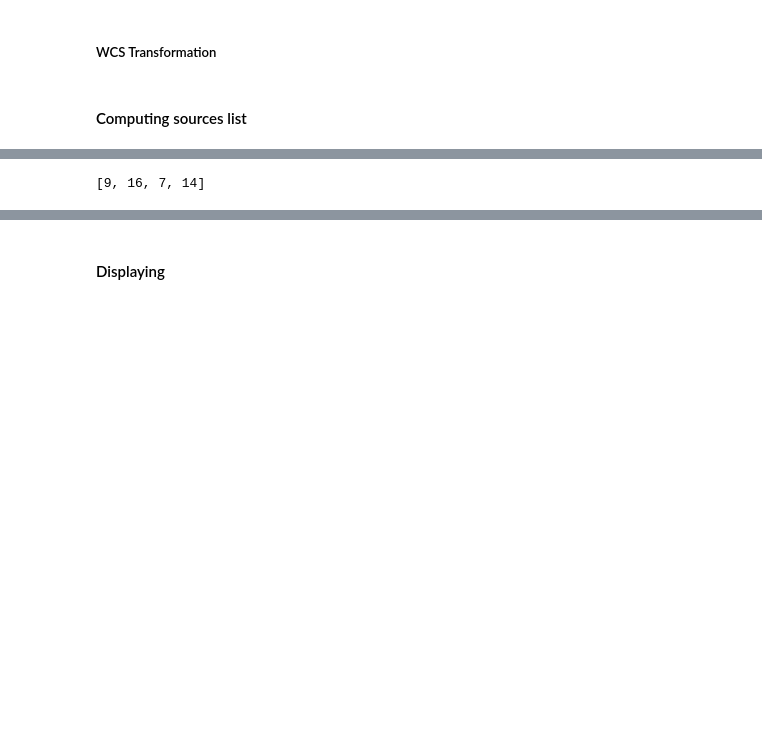
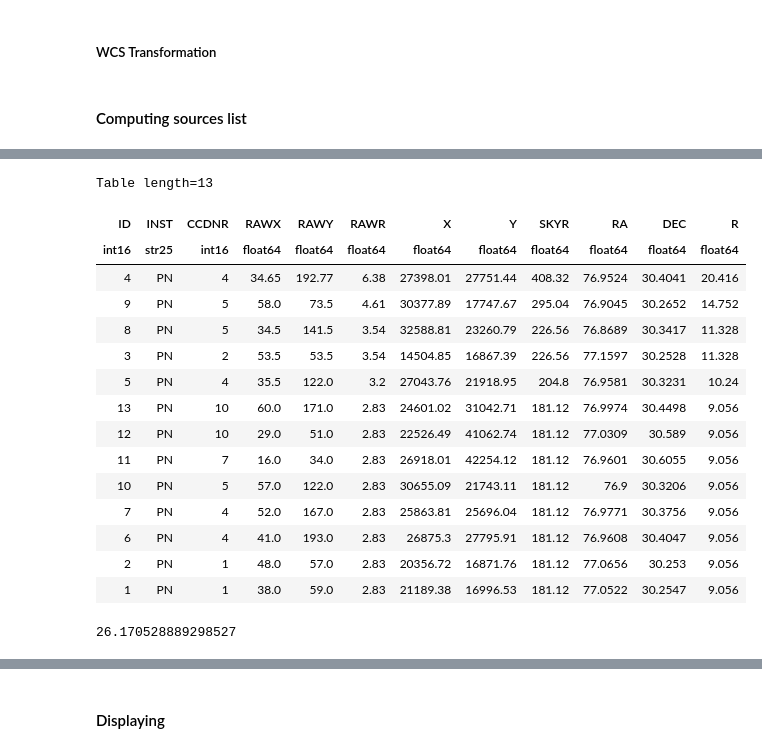
Before and after one commit to FlorentXIFU/EXOD, a Jupyter notebook: scripts/detectorMOS.ipynb, the cells around one changed output, grey strips where cells are left out. Saved outputs shown, nothing was run; the diff lists cells and outputs as text; code cells hidden in the pictures; blank space fills up the shorter version.

```diff
--- a/scripts/detectorMOS.ipynb
+++ b/scripts/detectorMOS.ipynb
@@ -413,5 +387,34 @@ Table length=23
+# %%
+hdulist = fits.open(file0)
+
+data   = hdulist[0].data
+src    = hdulist[1].data
+header = hdulist[0].header
+
+hdulist.close()
+# %%
+src_PN=Table(src)
 # %%
-src_M2.sort(['R'])
-src_M2.reverse()
+src_PN.sort(['R'])
+src_PN.reverse()
+# %%
+src_PN
+# %% [output]
+Table length=13
+| ID | INST | CCDNR | RAWX | RAWY | RAWR | X | Y | SKYR | RA | DEC | R |
+| int16 | str25 | int16 | float64 | float64 | float64 | float64 | float64 | float64 | float64 | float64 | float64 |
+| 4 | PN | 4 | 34.65 | 192.77 | 6.38 | 27398.01 | 27751.44 | 408.32 | 76.9524 | 30.4041 | 20.416 |
+| 9 | PN | 5 | 58.0 | 73.5 | 4.61 | 30377.89 | 17747.67 | 295.04 | 76.9045 | 30.2652 | 14.752 |
+| 8 | PN | 5 | 34.5 | 141.5 | 3.54 | 32588.81 | 23260.79 | 226.56 | 76.8689 | 30.3417 | 11.328 |
+| 3 | PN | 2 | 53.5 | 53.5 | 3.54 | 14504.85 | 16867.39 | 226.56 | 77.1597 | 30.2528 | 11.328 |
+| 5 | PN | 4 | 35.5 | 122.0 | 3.2 | 27043.76 | 21918.95 | 204.8 | 76.9581 | 30.3231 | 10.24 |
+| 13 | PN | 10 | 60.0 | 171.0 | 2.83 | 24601.02 | 31042.71 | 181.12 | 76.9974 | 30.4498 | 9.056 |
+| 12 | PN | 10 | 29.0 | 51.0 | 2.83 | 22526.49 | 41062.74 | 181.12 | 77.0309 | 30.589 | 9.056 |
+| 11 | PN | 7 | 16.0 | 34.0 | 2.83 | 26918.01 | 42254.12 | 181.12 | 76.9601 | 30.6055 | 9.056 |
+| 10 | PN | 5 | 57.0 | 122.0 | 2.83 | 30655.09 | 21743.11 | 181.12 | 76.9 | 30.3206 | 9.056 |
+| 7 | PN | 4 | 52.0 | 167.0 | 2.83 | 25863.81 | 25696.04 | 181.12 | 76.9771 | 30.3756 | 9.056 |
+| 6 | PN | 4 | 41.0 | 193.0 | 2.83 | 26875.3 | 27795.91 | 181.12 | 76.9608 | 30.4047 | 9.056 |
+| 2 | PN | 1 | 48.0 | 57.0 | 2.83 | 20356.72 | 16871.76 | 181.12 | 77.0656 | 30.253 | 9.056 |
+| 1 | PN | 1 | 38.0 | 59.0 | 2.83 | 21189.38 | 16996.53 | 181.12 | 77.0522 | 30.2547 | 9.056 |
 # %%
 essai = []
@@ -425,5 +428 @@ for i in range(len(src_M2)):
             essai.append(j)
-# %%
-essai
-# %% [output]
-[9, 16, 7, 14]
@@ -431,0 +433,4 @@ src_M2.remove_rows(essai)
+# %%
+sep.arcsecond
+# %% [output]
+26.170528889298527
```
Also changed, not shown: parts of 15 cells of this notebook, 7 other files.
